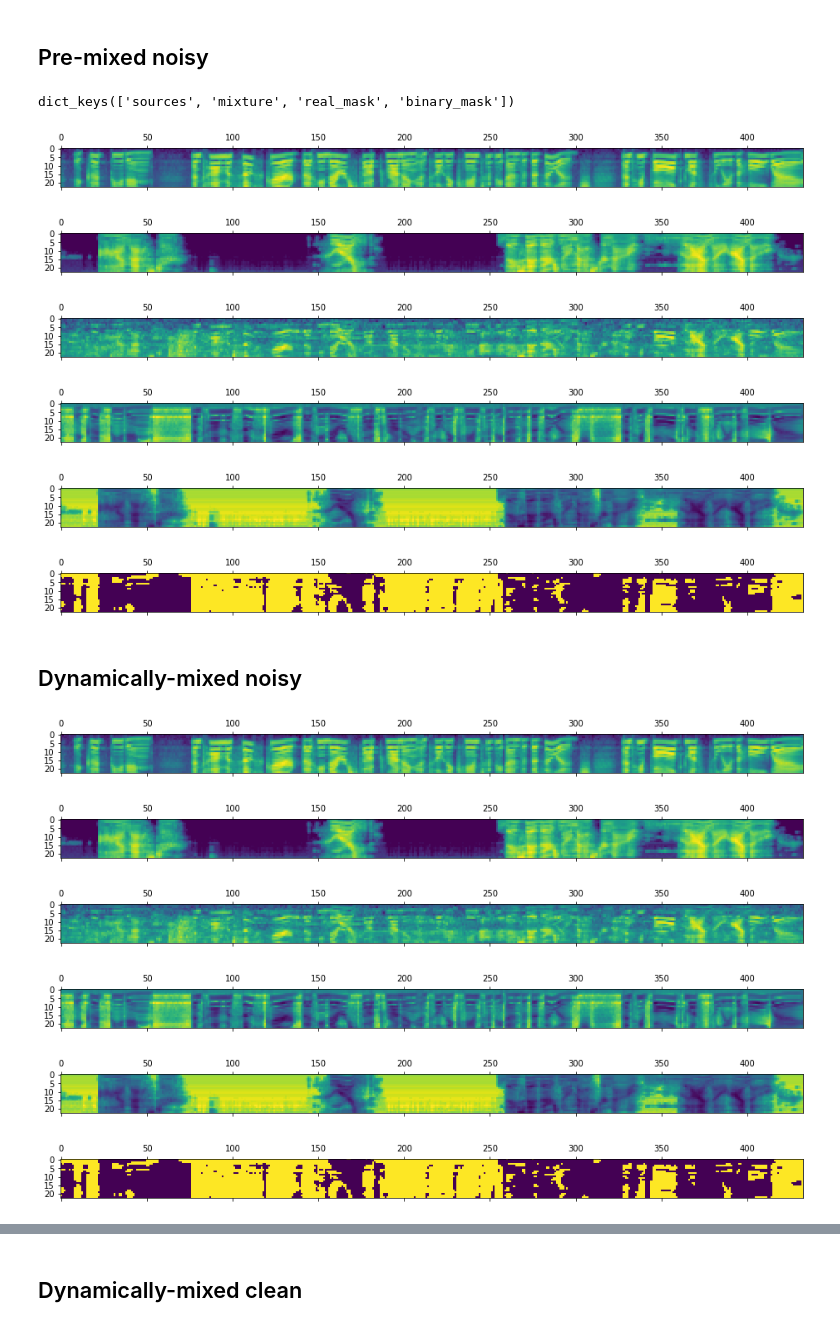
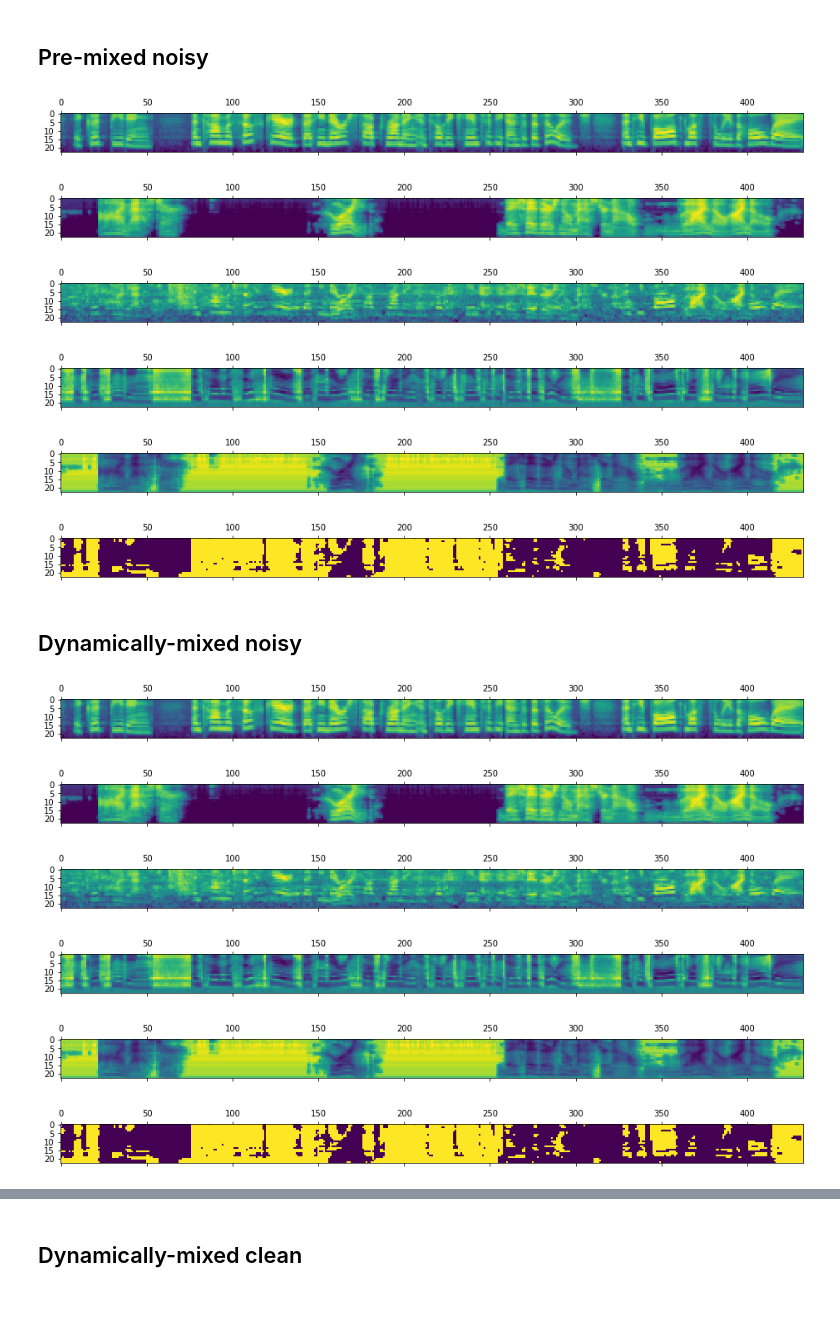
Before and after one commit to lhotse-speech/lhotse, a Jupyter notebook: examples/librimix/librimix.ipynb, the cells around one changed output, grey strips where cells are left out. Drawn from its saved outputs; the diff is of its cells as text; code cells hidden in the pictures.

Commit message:
num_frames in Features/Cut and flip spectrograms for notebook

```diff
--- a/examples/librimix/librimix.ipynb
+++ b/examples/librimix/librimix.ipynb
@@ -57,6 +57,9 @@ clean_cut_set = mix_by_recording_id(cut_sets=[librimix_manifests['sources']['cut
 noisy_cut_set = mix_by_recording_id(cut_sets=[librimix_manifests['sources']['cuts'], librimix_manifests['noise']['cuts']])
 # %% [markdown]
 # Source separation datasets illustration
+# %%
+def show(arr):
+    plt.matshow(arr.transpose(0, 1).flip(0))
 # %% [markdown]
 ## Pre-mixed noisy
 # %%
@@ -72,32 +78,29 @@ premix_dataset = PreMixedSourceSeparationDataset(
 # %%
 sample = premix_dataset[0]
-sample.keys()
-# %% [output]
-dict_keys(['sources', 'mixture', 'real_mask', 'binary_mask'])
 # %%
-plt.matshow(sample['sources'][0].T);
+show(sample['sources'][0])
 # %% [output]
-[figure, old version]
+[figure, new version]
 # %%
-plt.matshow(sample['sources'][1].T);
+show(sample['sources'][1])
 # %% [output]
-[figure, old version]
+[figure, new version]
 # %%
-plt.matshow(sample['mixture'].T);
+show(sample['mixture'])
 # %% [output]
-[figure, old version]
+[figure, new version]
 # %%
-plt.matshow(sample['real_mask'][0].T);
+show(sample['real_mask'][0])
 # %% [output]
-[figure, old version]
+[figure, new version]
 # %%
-plt.matshow(sample['real_mask'][1].T);
+show(sample['real_mask'][1])
 # %% [output]
-[figure, old version]
+[figure, new version]
 # %%
-plt.matshow(sample['binary_mask'].T);
+show(sample['binary_mask'])
 # %% [output]
-[figure, old version]
+[figure, new version]
 # %% [markdown]
 ## Dynamically-mixed noisy
 # %%
@@ -110,26 +113,26 @@ dset_dyn_noise = DynamicallyMixedSourceSeparationDataset(
 # %%
 sample_dyn_noise = dset_dyn_noise[0]
 # %%
-plt.matshow(sample_dyn_noise['sources'][0].T);
+show(sample_dyn_noise['sources'][0])
 # %% [output]
-[figure, old version]
+[figure, new version]
 # %%
-plt.matshow(sample_dyn_noise['sources'][1].T);
+show(sample_dyn_noise['sources'][1])
 # %% [output]
-[figure, old version]
+[figure, new version]
 # %%
-plt.matshow(sample_dyn_noise['mixture'].T);
+show(sample_dyn_noise['mixture'])
 # %% [output]
-[figure, old version]
+[figure, new version]
 # %%
-plt.matshow(sample_dyn_noise['real_mask'][0].T);
+show(sample_dyn_noise['real_mask'][0])
 # %% [output]
-[figure, old version]
+[figure, new version]
 # %%
-plt.matshow(sample_dyn_noise['real_mask'][1].T);
+show(sample_dyn_noise['real_mask'][1])
 # %% [output]
-[figure, old version]
+[figure, new version]
 # %%
-plt.matshow(sample_dyn_noise['binary_mask'].T);
+show(sample_dyn_noise['binary_mask'])
 # %% [output]
-[figure, old version]
+[figure, new version]
```
Also changed, not shown: parts of 11 cells of this notebook, 2 other files.
